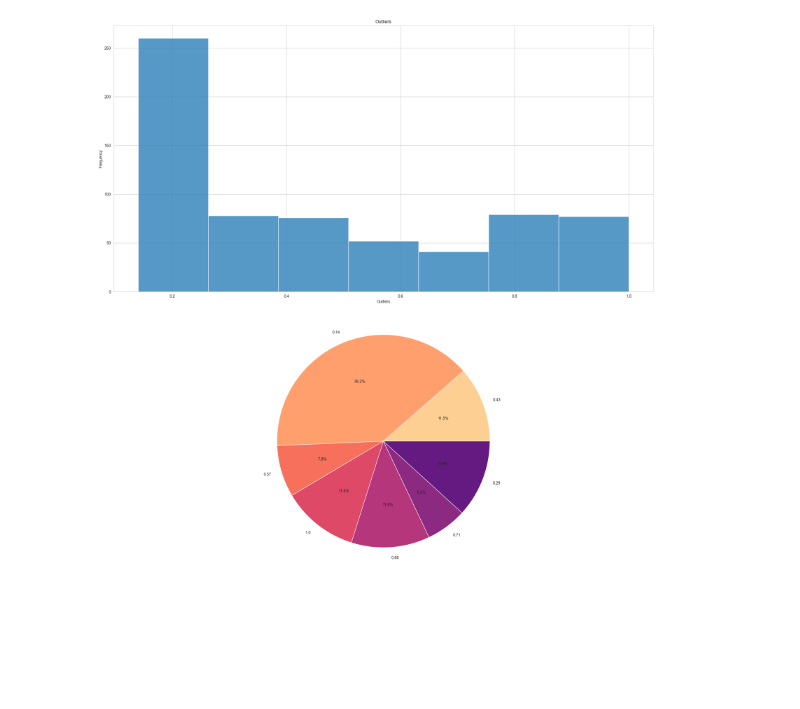
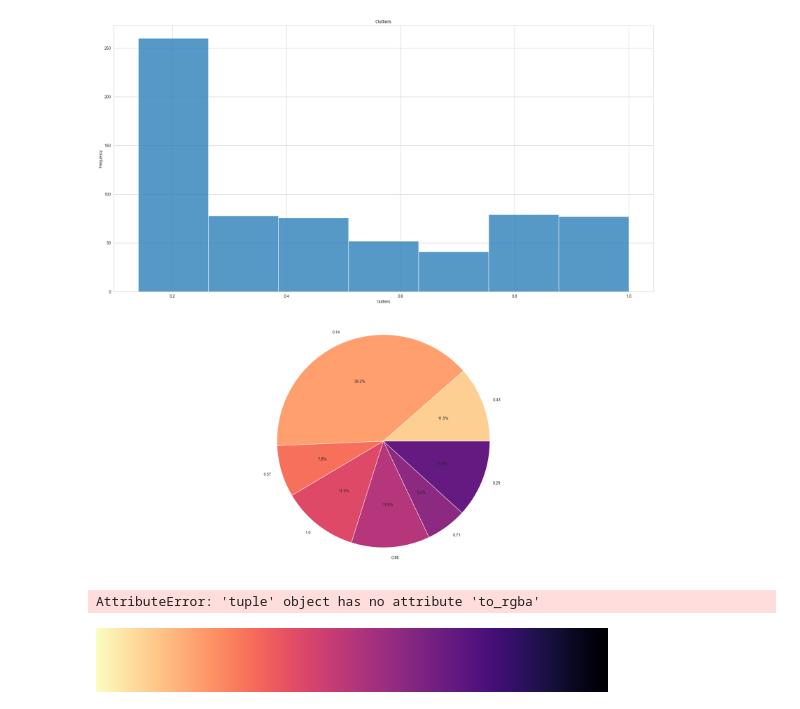
Before and after one commit to michelebanfi/anomaly-detection, a Jupyter notebook: project.ipynb, the cells around one changed output. Cells and saved outputs as stored; diff of their text form; code cells hidden in the pictures; blank space fills up the shorter version.

Commit message:
palettes go brrr

```diff
--- a/project.ipynb
+++ b/project.ipynb
@@ -111,3 +111,13 @@ plt.tight_layout()
 plt.savefig('Media/outliersFrequency.png')
 # %% [output]
 [figure]
+# %%
+palette = sns.color_palette("magma_r", 10, as_cmap=True)
+# %%
+(palette[0]).to
+# %% [output]
+AttributeError: 'tuple' object has no attribute 'to_rgba'
+# %%
+palette
+# %% [output]
+[figure, added]
```
Also changed, not shown: parts of 1 cell of this notebook, 11 other files.
